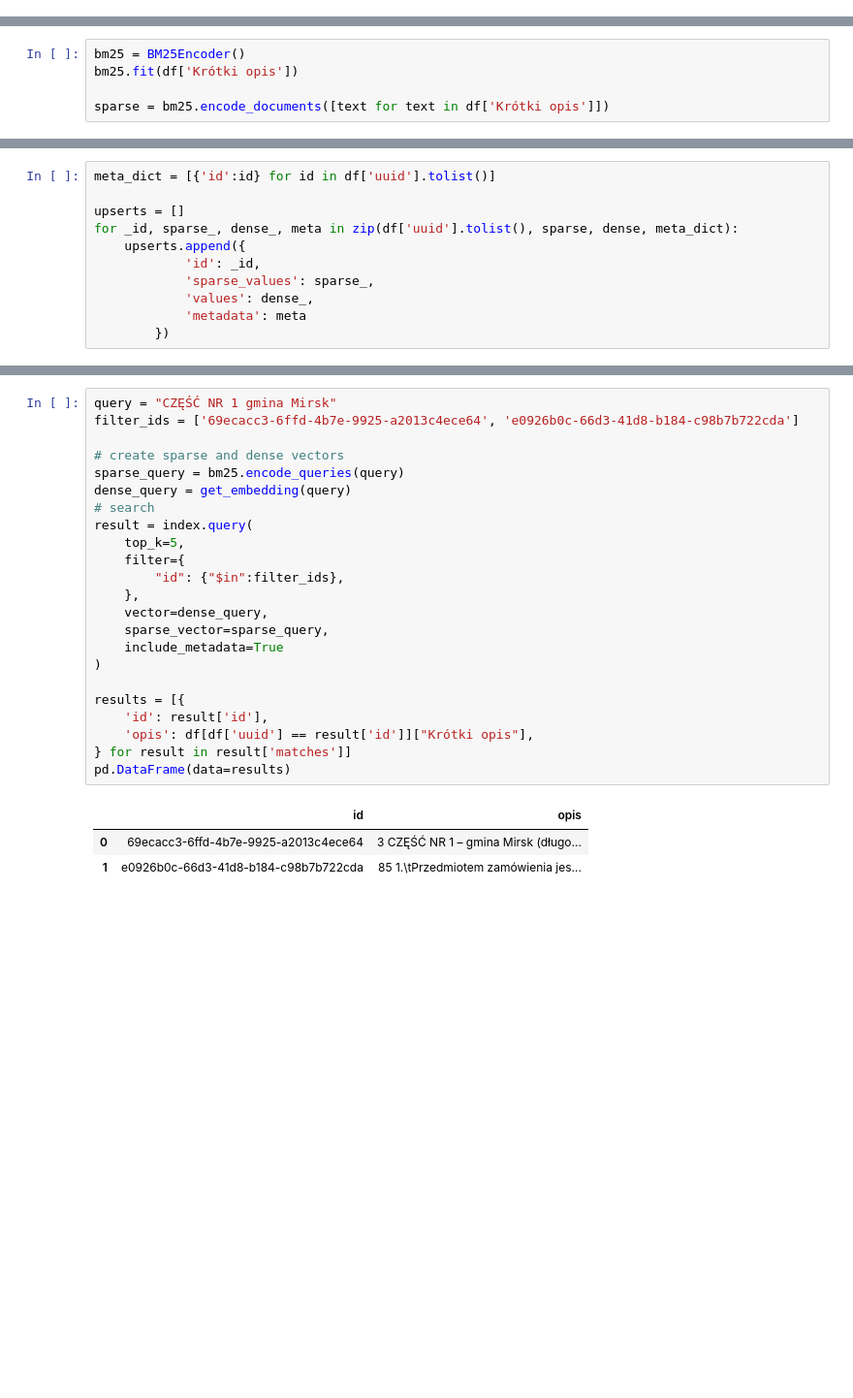
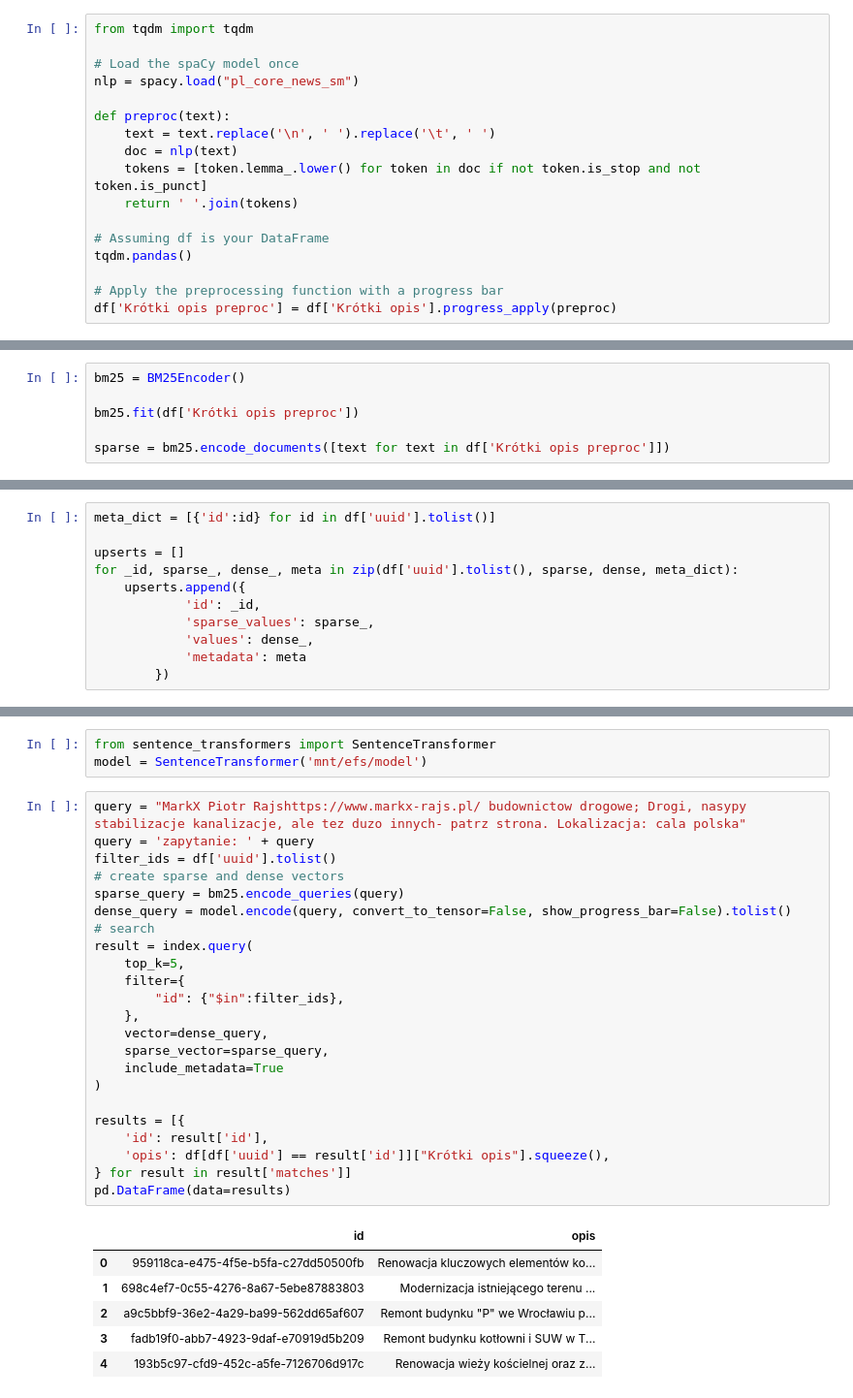
Before and after one commit to KrystianPi/Tender-AI-PC-MMLW, a Jupyter notebook: test-pinecone.ipynb, the cells around one changed output, grey strips where cells are left out. Shown: that part at 97% size. Drawn from its saved outputs; the diff is of its cells as text; blank space fills up the shorter version.

```diff
--- a/test-pinecone.ipynb
+++ b/test-pinecone.ipynb
@@ -23,0 +29,17 @@ df = df.dropna(subset='Krótki opis')
+# %%
+from tqdm import tqdm
+
+# Load the spaCy model once
+nlp = spacy.load("pl_core_news_sm")
+
+def preproc(text):
+    text = text.replace('\n', ' ').replace('\t', ' ')
+    doc = nlp(text)
+    tokens = [token.lemma_.lower() for token in doc if not token.is_stop and not token.is_punct]
+    return ' '.join(tokens)
+
+# Assuming df is your DataFrame
+tqdm.pandas()
+
+# Apply the preprocessing function with a progress bar
+df['Krótki opis preproc'] = df['Krótki opis'].progress_apply(preproc)
@@ -24,5 +48,6 @@ df = df.dropna(subset='Krótki opis')
 # %%
 bm25 = BM25Encoder()
-bm25.fit(df['Krótki opis'])
 
-sparse = bm25.encode_documents([text for text in df['Krótki opis']])
+bm25.fit(df['Krótki opis preproc'])
+
+sparse = bm25.encode_documents([text for text in df['Krótki opis preproc']])
@@ -76,27 +104,33 @@ index.describe_index_stats()
+# %%
+from sentence_transformers import SentenceTransformer
+model = SentenceTransformer('mnt/efs/model')
 # %%
-query = "CZĘŚĆ NR 1 gmina Mirsk"
-filter_ids = ['69ecacc3-6ffd-4b7e-9925-a2013c4ece64', 'e0926b0c-66d3-41d8-b184-c98b7b722cda']
-
+query = "MarkX Piotr Rajshttps://www.markx-rajs.pl/ budownictow drogowe; Drogi, nasypy stabilizacje kanalizacje, ale tez duzo innych- patrz strona. Lokalizacja: cala polska"
+query = 'zapytanie: ' + query
+filter_ids = df['uuid'].tolist()
 # create sparse and dense vectors
 sparse_query = bm25.encode_queries(query)
-dense_query = get_embedding(query)
+dense_query = model.encode(query, convert_to_tensor=False, show_progress_bar=False).tolist()
 # search
 result = index.query(
     top_k=5,
     filter={
         "id": {"$in":filter_ids},
     },
     vector=dense_query,
     sparse_vector=sparse_query,
     include_metadata=True
 )
 
 results = [{
     'id': result['id'],
-    'opis': df[df['uuid'] == result['id']]["Krótki opis"],
+    'opis': df[df['uuid'] == result['id']]["Krótki opis"].squeeze(),
 } for result in result['matches']]
 pd.DataFrame(data=results)
 # %% [output]
 |  | id | opis |
-| 0 | 69ecacc3-6ffd-4b7e-9925-a2013c4ece64 | 3 CZĘŚĆ NR 1 – gmina Mirsk (długo... |
-| 1 | e0926b0c-66d3-41d8-b184-c98b7b722cda | 85 1.\tPrzedmiotem zamówienia jes... |
+| 0 | 959118ca-e475-4f5e-b5fa-c27dd50500fb | Renowacja kluczowych elementów ko... |
+| 1 | 698c4ef7-0c55-4276-8a67-5ebe87883803 | Modernizacja istniejącego terenu ... |
+| 2 | a9c5bbf9-36e2-4a29-ba99-562dd65af607 | Remont budynku "P" we Wrocławiu p... |
+| 3 | fadb19f0-abb7-4923-9daf-e70919d5b209 | Remont budynku kotłowni i SUW w T... |
+| 4 | 193b5c97-cfd9-452c-a5fe-7126706d917c | Renowacja wieży kościelnej oraz z... |
```
Also changed, not shown: parts of 17 cells of this notebook, 5 other files.
